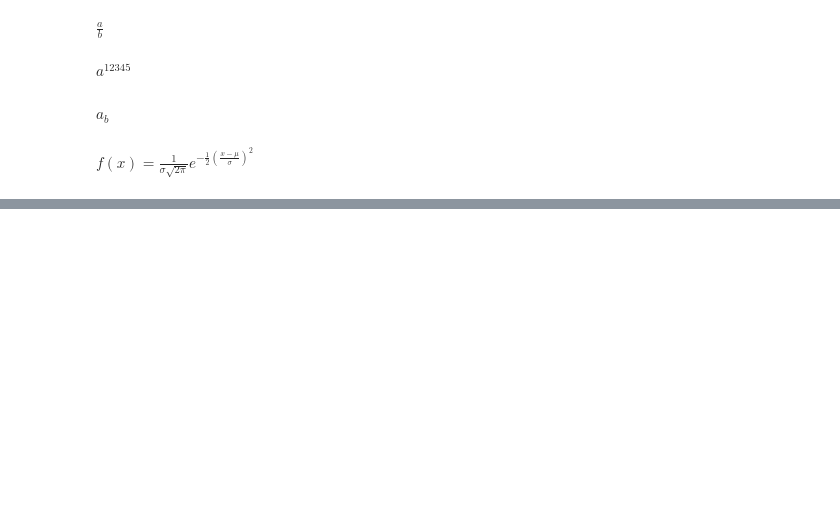
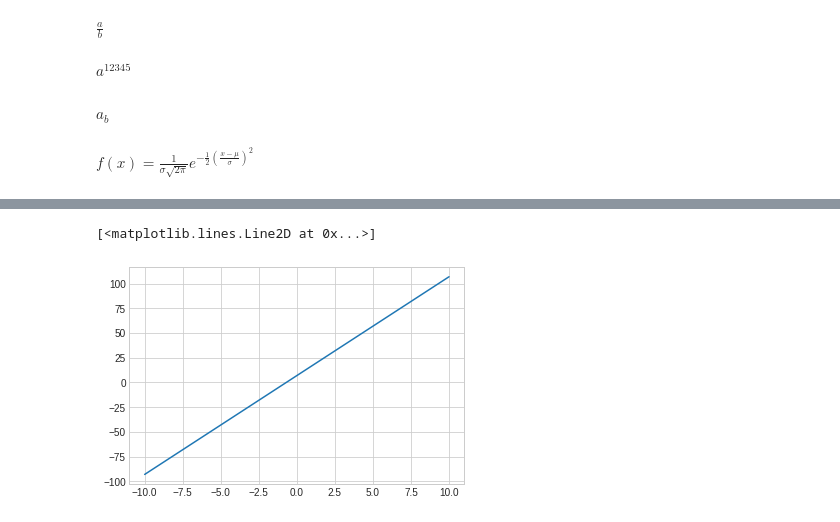
Before and after one commit to EvanR2022/Stats-Notebook, a Jupyter notebook: Rudman_Lab_1.ipynb, the cells around one changed output, grey strips where cells are left out. Drawn from its saved outputs; the diff is of its cells as text; code cells hidden in the pictures; blank space fills up the shorter version.

```diff
--- a/Rudman_Lab_1.ipynb
+++ b/Rudman_Lab_1.ipynb
@@ -362,0 +377,7 @@ $f(x) = \frac{1}{\sigma\sqrt{2\pi}}e^{-\frac{1}{2}(\frac{x-\mu}{\sigma})^2}$
+# %%
+%matplotlib inline
+import matplotlib.pyplot as plt
+plt.style.use('seaborn-whitegrid')
+import numpy as np
+# %%
+x = np.linspace(-10,10)
@@ -362,0 +400,7 @@ $f(x) = \frac{1}{\sigma\sqrt{2\pi}}e^{-\frac{1}{2}(\frac{x-\mu}{\sigma})^2}$
+# %%
+y = 10*x + 7
+# %%
+plt.plot(x,y,label="y = 10x + 7 ")
+# %% [output]
+[<matplotlib.lines.Line2D at 0x...>]
+[figure, added]
```
Also changed, not shown: parts of 20 cells of this notebook.
